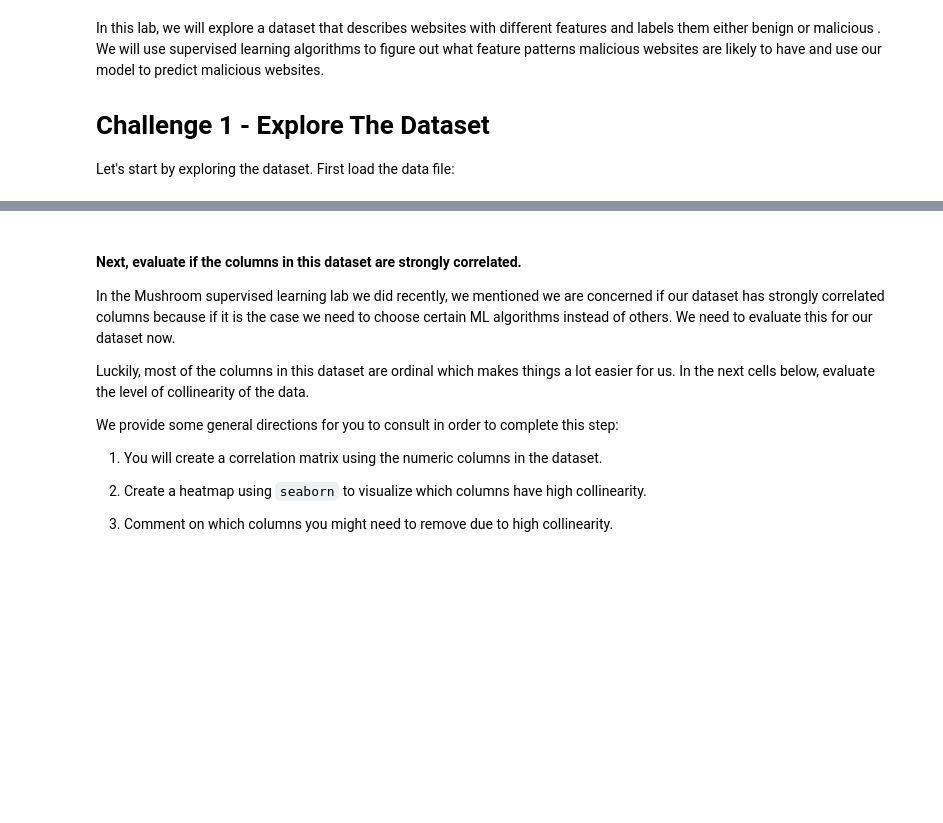
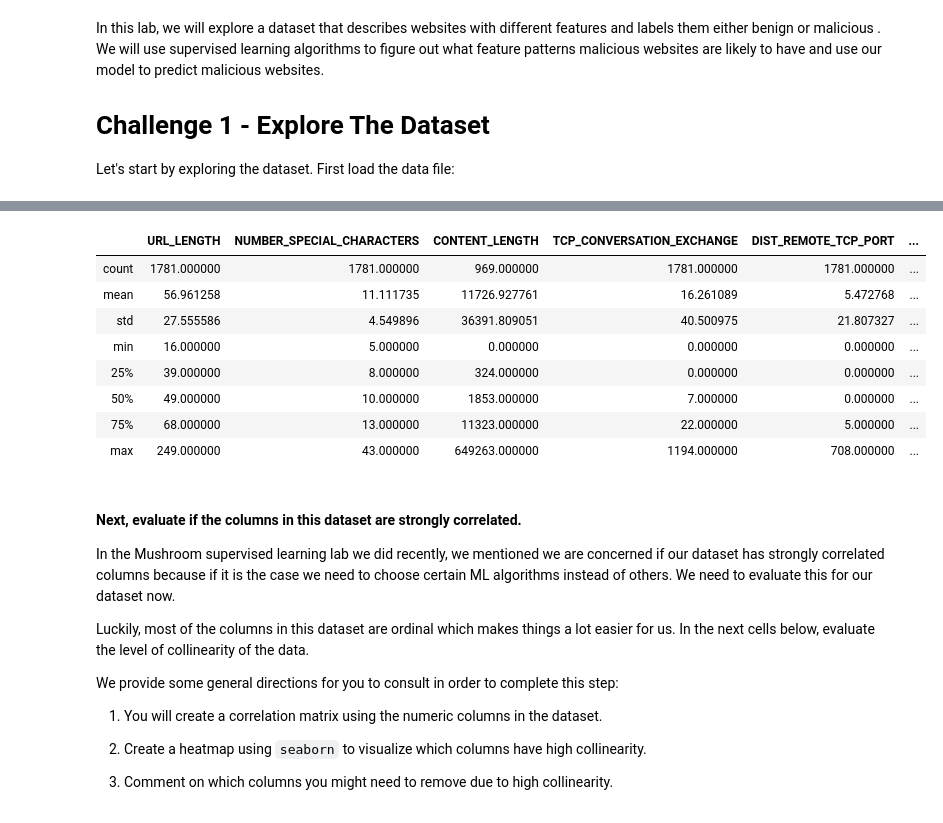
Before and after one commit to ta-data-lis/lab-supervised-learning, a Jupyter notebook: your-code/main.ipynb, the cells around one changed output, grey strips where cells are left out. Saved outputs shown, nothing was run; the diff lists cells and outputs as text; code cells hidden in the pictures; blank space fills up the shorter version.

```diff
--- a/your-code/main.ipynb
+++ b/your-code/main.ipynb
@@ -39,3 +67,15 @@ Feel free to add additional cells for your explorations. Make sure to comment wh
+# %%
+websites.describe()
+# %% [output]
+|  | URL_LENGTH | NUMBER_SPECIAL_CHARACTERS | CONTENT_LENGTH | TCP_CONVERSATION_EXCHANGE | DIST_REMOTE_TCP_PORT | ... |
+| count | 1781.000000 | 1781.000000 | 969.000000 | 1781.000000 | 1781.000000 | ... |
+| mean | 56.961258 | 11.111735 | 11726.927761 | 16.261089 | 5.472768 | ... |
+| std | 27.555586 | 4.549896 | 36391.809051 | 40.500975 | 21.807327 | ... |
+| min | 16.000000 | 5.000000 | 0.000000 | 0.000000 | 0.000000 | ... |
+| 25% | 39.000000 | 8.000000 | 324.000000 | 0.000000 | 0.000000 | ... |
+| 50% | 49.000000 | 10.000000 | 1853.000000 | 7.000000 | 0.000000 | ... |
+| 75% | 68.000000 | 13.000000 | 11323.000000 | 22.000000 | 5.000000 | ... |
+| max | 249.000000 | 43.000000 | 649263.000000 | 1194.000000 | 708.000000 | ... |
 # %% [markdown]
 #### Next, evaluate if the columns in this dataset are strongly correlated.
 
```
Also changed, not shown: parts of 81 cells of this notebook, 1 other file.
